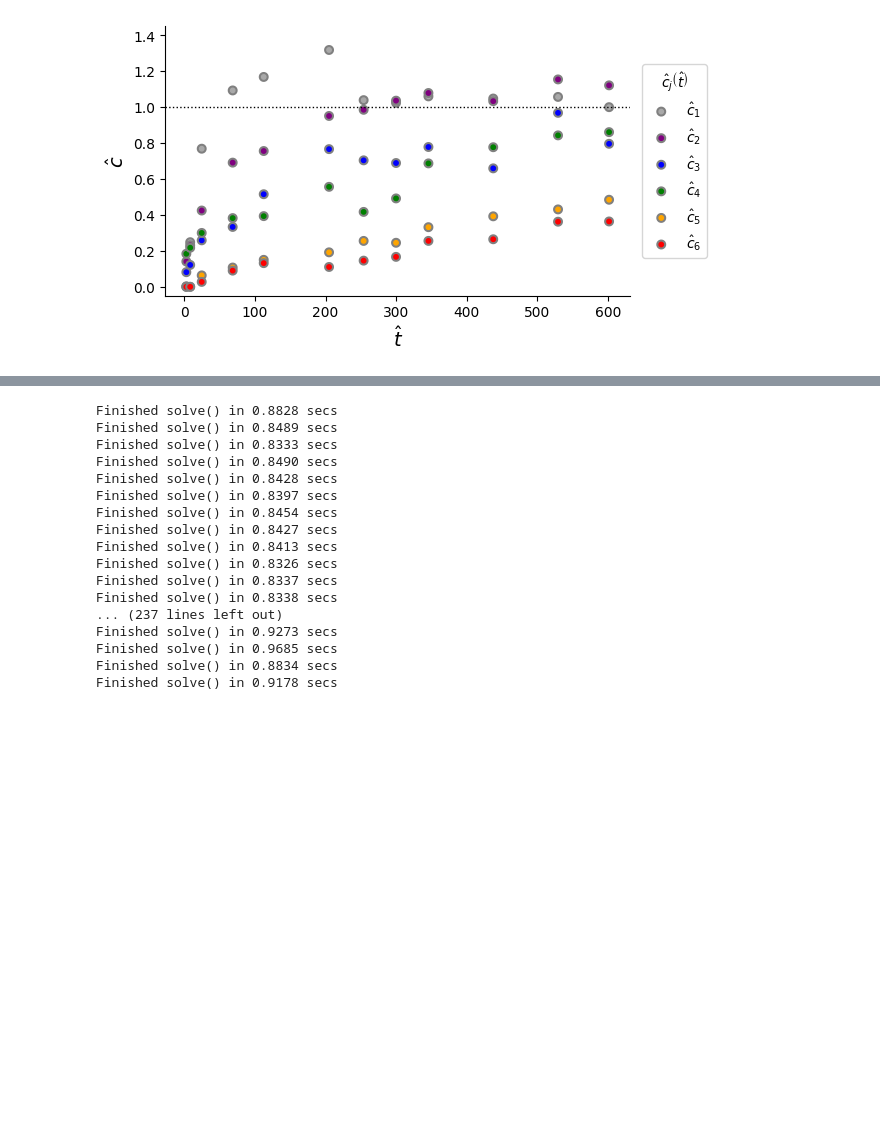
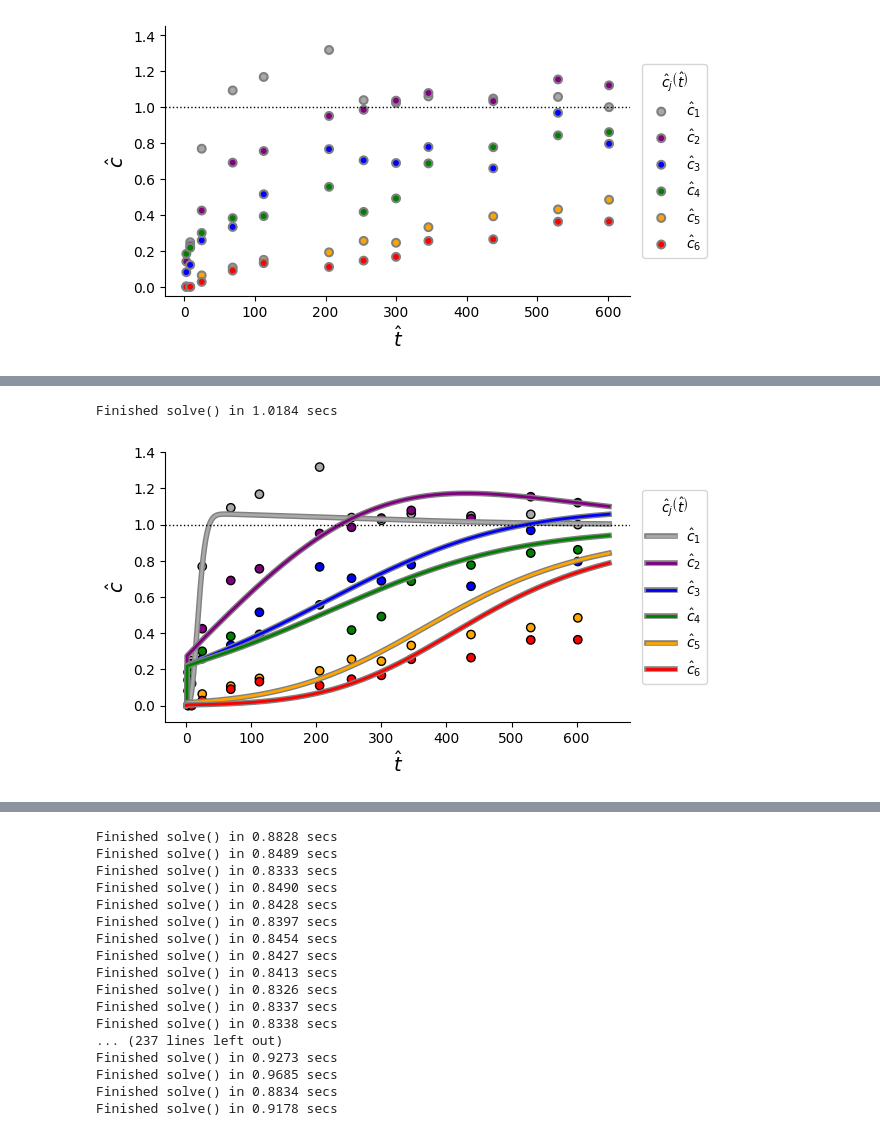
Before and after one commit to edsaac/cowerc-adsorption, a Jupyter notebook: notebooks/only_python/merging_data_other_experiments.ipynb, the cells around one changed output, grey strips where cells are left out. Drawn from its saved outputs; the diff is of its cells as text; code cells hidden in the pictures; blank space fills up the shorter version.

```diff
--- a/notebooks/only_python/merging_data_other_experiments.ipynb
+++ b/notebooks/only_python/merging_data_other_experiments.ipynb
@@ -117,0 +213,37 @@ Finished solve() in 4.1201 secs
+# %%
+## Addind weigth to the first and second experiment
+## Using SCIPY
+optimal_parameter_set = [
+    671.5748313021018,
+    100.0,
+    14.78929753,
+    17.23790953,
+    17.42971742,
+    48.38321385,
+    67.25235814,
+    5.16884663e00,
+    7.80473223e-02,
+    7.62786831e-03,
+    1.00000000e-05,
+    1.00000000e-05,
+    1.00000000e-05,
+]
+
+p = PhysicalParams(
+    L=lenght,
+    v=pore_velocity,
+    n=porosity,
+    sm=optimal_parameter_set[0],
+    k_ads=optimal_parameter_set[1:7],
+    k_des=optimal_parameter_set[7:],
+)
+
+sim = Simulation(**p.nondim)
+sim.end_time = 650
+sim.cfl = 0.9
+sim.solve()
+
+display(plot_btc_and_data(sim, experimental_data))
+# %% [output]
+Finished solve() in 1.0184 secs
+[figure, added]
```
Also changed, not shown: parts of 13 cells of this notebook, 6 other files.
